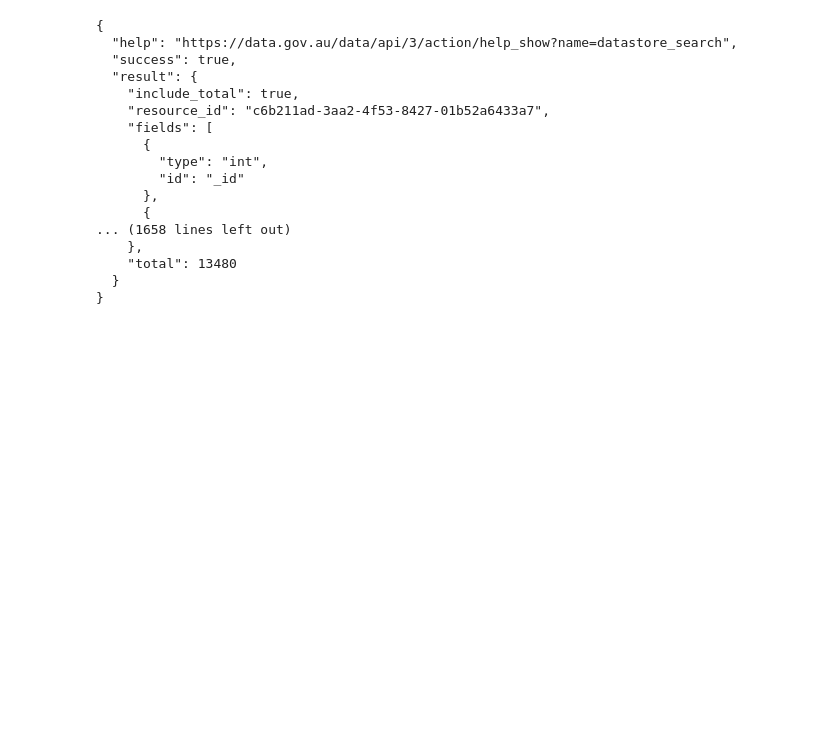
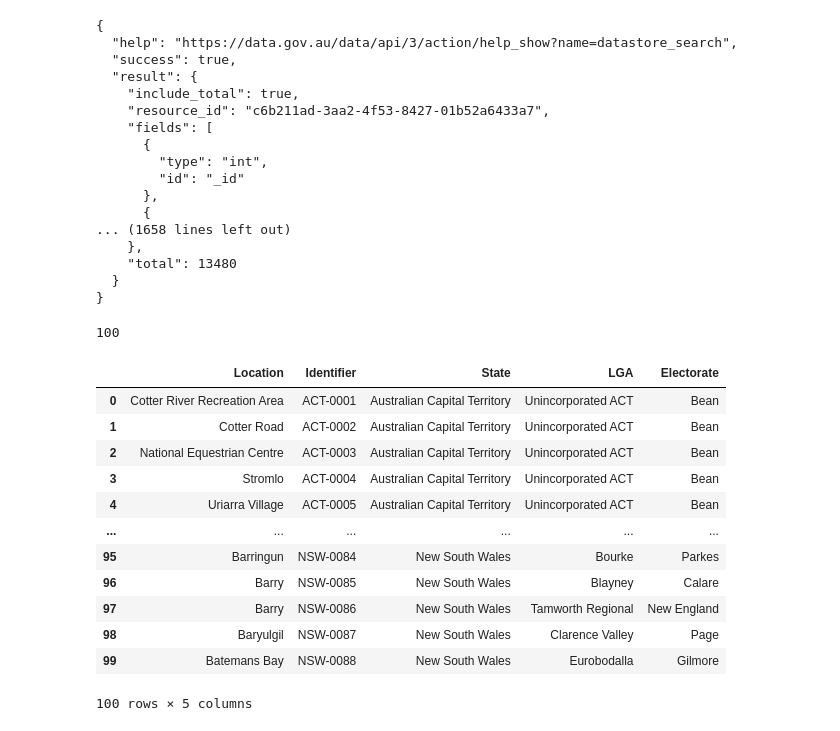
Before and after one commit to LP-116/ETL-Project, a Jupyter notebook: Blackspot_data.ipynb, the cells around one changed output. Cells and saved outputs as stored; diff of their text form; code cells hidden in the pictures; blank space fills up the shorter version.

```diff
--- a/Blackspot_data.ipynb
+++ b/Blackspot_data.ipynb
@@ -26,3 +26,41 @@ print(json.dumps(response, indent=2))
     "total": 13480
   }
 }
+# %%
+location = []
+identifier = []
+state = []
+lga = []
+electorate = []
+
+length = len(response["result"]["records"])
+
+for x in range(length):
+    location.append(response["result"]["records"][x]["Location_Name"])
+    identifier.append(response["result"]["records"][x]["Identifier"])
+    state.append(response["result"]["records"][x]["State"])
+    lga.append(response["result"]["records"][x]["Local_Government_Area"])
+    electorate.append(response["result"]["records"][x]["Electorate"])
+# %%
+length = len(response["result"]["records"])
+length
+# %% [output]
+100
+# %%
+blackspot_df = pd.DataFrame({"Location": location, "Identifier": identifier, "State": state, "LGA": lga, "Electorate":
+                            electorate})
+blackspot_df
+# %% [output]
+|  | Location | Identifier | State | LGA | Electorate |
+| 0 | Cotter River Recreation Area | ACT-0001 | Australian Capital Territory | Unincorporated ACT | Bean |
+| 1 | Cotter Road | ACT-0002 | Australian Capital Territory | Unincorporated ACT | Bean |
+| 2 | National Equestrian Centre | ACT-0003 | Australian Capital Territory | Unincorporated ACT | Bean |
+| 3 | Stromlo | ACT-0004 | Australian Capital Territory | Unincorporated ACT | Bean |
+| 4 | Uriarra Village | ACT-0005 | Australian Capital Territory | Unincorporated ACT | Bean |
+| ... | ... | ... | ... | ... | ... |
+| 95 | Barringun | NSW-0084 | New South Wales | Bourke | Parkes |
+| 96 | Barry | NSW-0085 | New South Wales | Blayney | Calare |
+| 97 | Barry | NSW-0086 | New South Wales | Tamworth Regional | New England |
+| 98 | Baryulgil | NSW-0087 | New South Wales | Clarence Valley | Page |
+| 99 | Batemans Bay | NSW-0088 | New South Wales | Eurobodalla | Gilmore |
+100 rows × 5 columns
```
Also changed, not shown: parts of 1 cell of this notebook, 1 other file.
